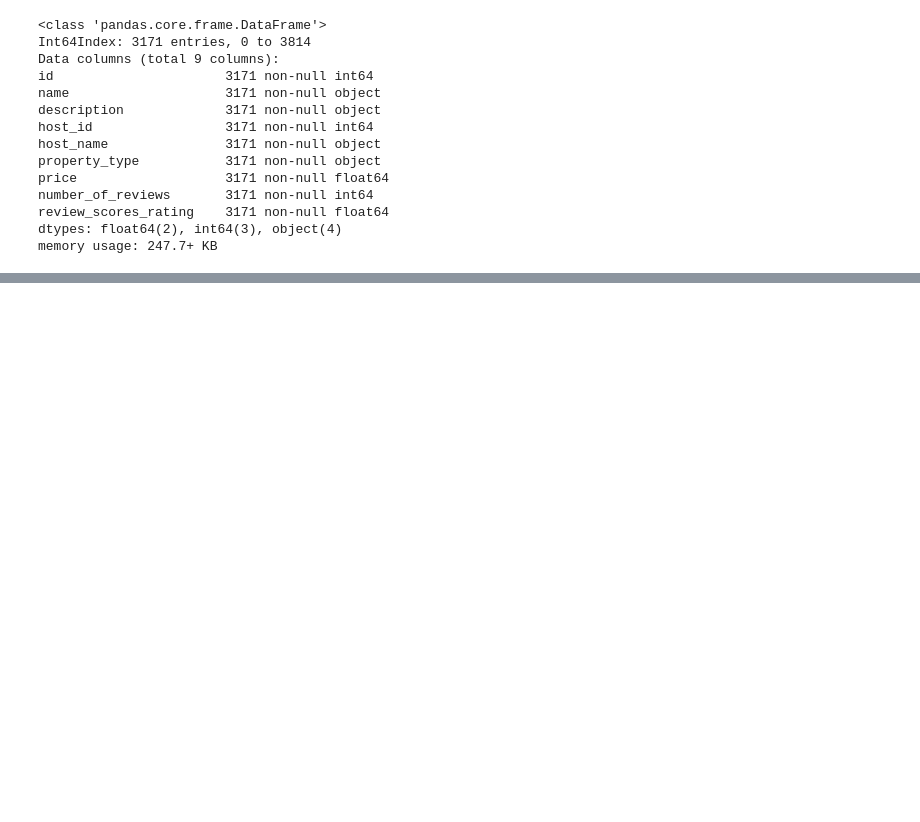
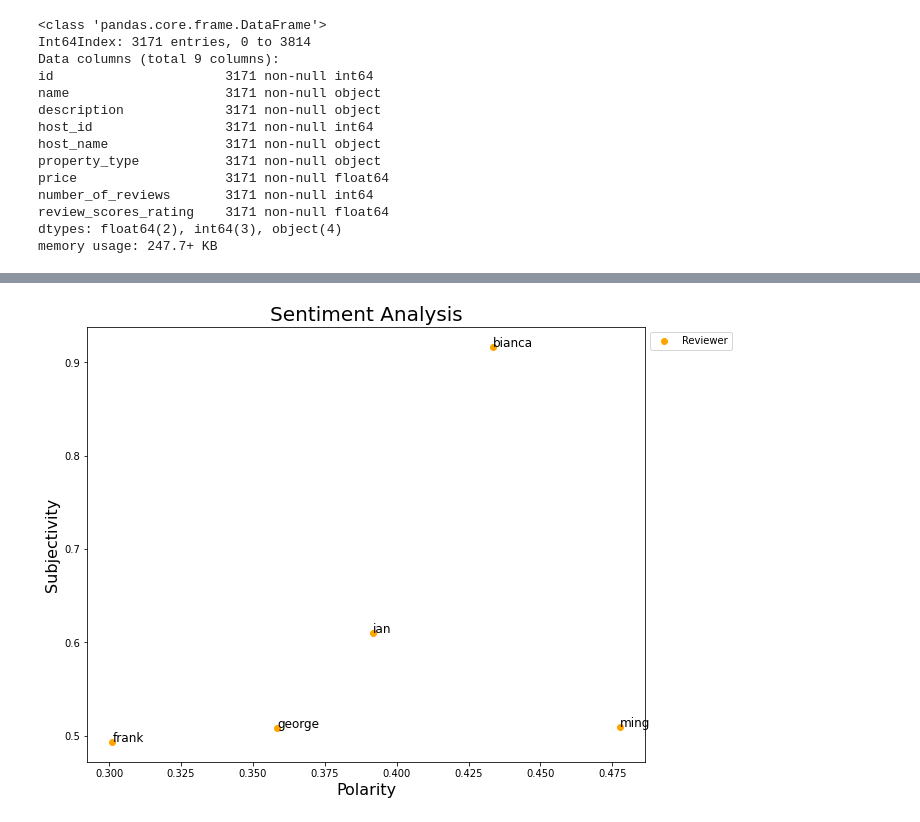
Before and after one commit to boohooo/AirBnB, a Jupyter notebook: airbb.ipynb, the cells around one changed output, grey strips where cells are left out. Saved outputs shown, nothing was run; the diff lists cells and outputs as text; code cells hidden in the pictures; blank space fills up the shorter version.

```diff
--- a/airbb.ipynb
+++ b/airbb.ipynb
@@ -147,0 +493,23 @@ memory usage: 9.0+ MB
+# %%
+#C1
+
+#Sentiment Analysis
+#Input (Corpus) > Output (Positive/Negative) Polarity -1 to 1 | Subjectivity 0 to 1 (Objective - Subjective)
+
+#TextBlob library This is rule-based | We should use Naive Bayes classification
+#pip install -U textblob
+#python -m textblob.download_corpora
+#conda install -c conda-forge textblob #For anaconda
+
+from textblob import TextBlob
+
+sDF = testDF2 #Fresh DF
+
+p = lambda x: TextBlob(x).sentiment.polarity
+s = lambda x: TextBlob(x).sentiment.subjectivity
+
+#We apply the polarity and subjectivity columns to the DF
+sDF['polarity'] = sDF['comments'].apply(p)
+sDF['subjectivity'] = sDF['comments'].apply(s)
+
+sDF
@@ -147,0 +523,24 @@ memory usage: 9.0+ MB
+# %%
+#C2
+
+#Scatter plot it out to view the Sentiment of reviews from each reviewer
+
+import matplotlib.pyplot as plt
+
+plt.rcParams['figure.figsize'] = [10,8]
+
+for index, reviewer in enumerate(sDF.comments):
+    x = sDF.polarity.loc[index]
+    y = sDF.subjectivity.loc[index]
+    plt.scatter(x,y,c='orange')
+    plt.text(x, y, sDF['reviewer_name'][index], fontsize=12)
+
+
+plt.title('Sentiment Analysis', fontsize=20)
+plt.xlabel('Polarity', fontsize=16)
+plt.ylabel('Subjectivity', fontsize=16)
+plt.legend(['Reviewer'], loc='upper left', bbox_to_anchor=(1, 1)) #Put this legend outside the plot
+
+plt.show()
+# %% [output]
+[figure, added]
```
Also changed, not shown: parts of 25 cells of this notebook.
